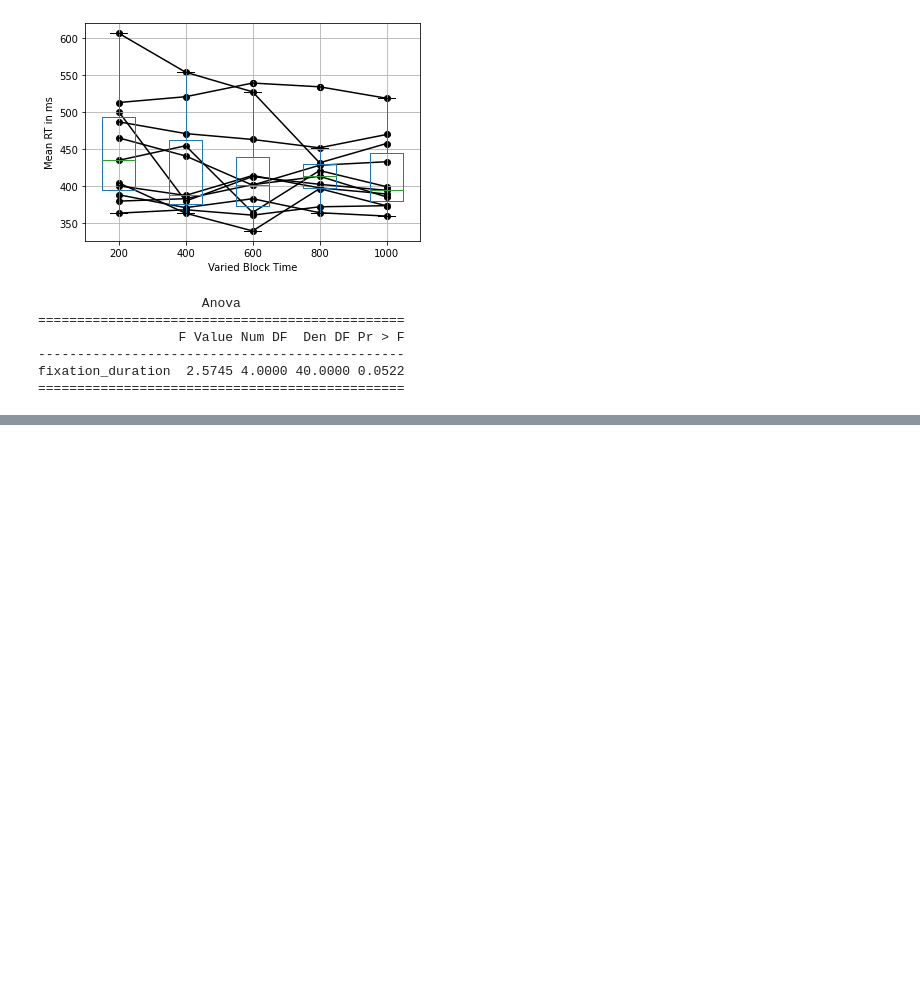
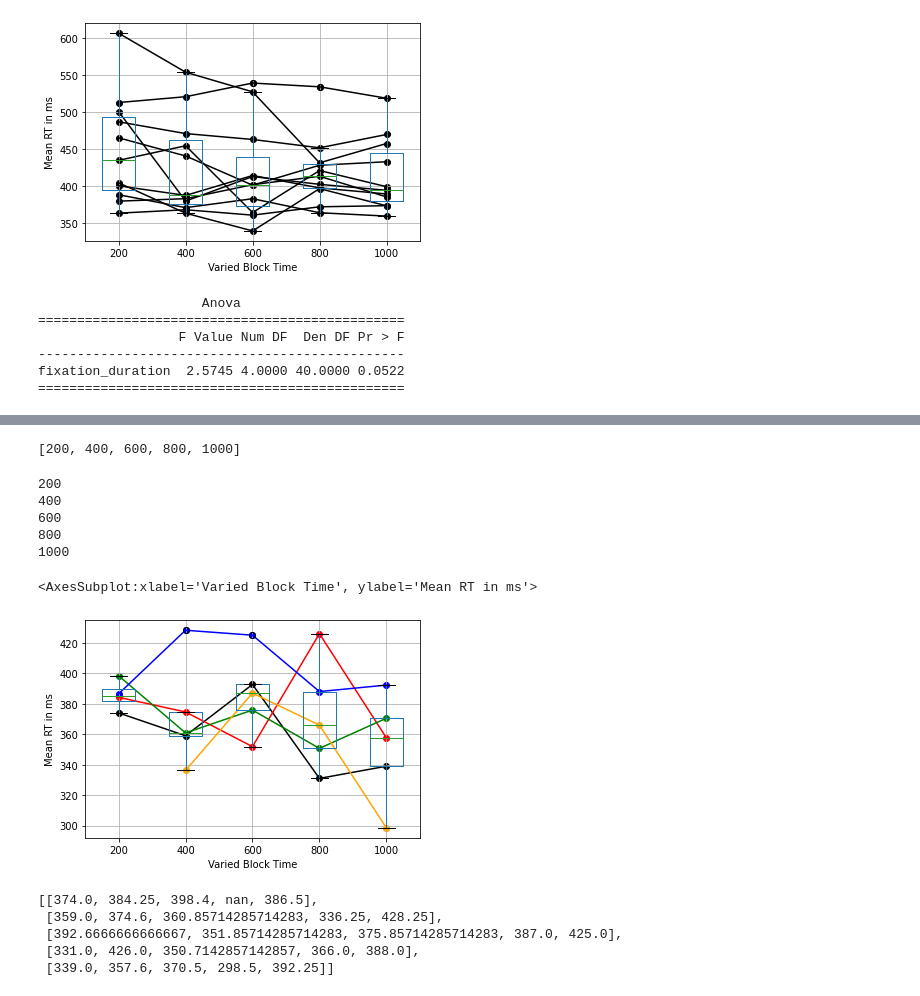
Before and after one commit to bhdibble1/SwanLab_Figures_FP, a Jupyter notebook: p1data swan lab.ipynb, the cells around one changed output, grey strips where cells are left out. Saved outputs shown, nothing was run; the diff lists cells and outputs as text; code cells hidden in the pictures; blank space fills up the shorter version.

Commit message:
Final SEP effect graph

```diff
--- a/p1data swan lab.ipynb
+++ b/p1data swan lab.ipynb
@@ -290,0 +272,62 @@ FP_df.boxplot(positions=range(len(FP_df.columns)))
+# %%
+fps
+# %% [output]
+[200, 400, 600, 800, 1000]
+# %%
+for i in fps:
+    print(i)
+# %% [output]
+200
+400
+600
+800
+1000
+# %%
+#SEP graph
+#Note VERY small sample size and no trials for n-1 of 800 in n fp = 200mn
+bpmns = []
+fps = [200,400,600,800,1000]
+fig, ax=plt.subplots()
+ax.set_xlabel("Varied Block Time")
+ax.set_ylabel("Mean RT in ms")
+for i in fps:
+    if i == 200:
+        c= 'black'
+    if i == 400:
+        c = 'red'
+    if i == 600:
+        c = 'green'
+    if i == 800:
+        c='orange'
+    if i == 1000:
+        c = 'blue'
+    dfmns = []
+    two = sdf[(sdf['og_fp'] == 200) & (sdf['sep_fp'] == i)]
+    dfmns.append(two.og_rt.mean())
+    four = sdf[(sdf['og_fp'] == 400) & (sdf['sep_fp'] == i)]
+    dfmns.append(four.og_rt.mean())
+    six = sdf[(sdf['og_fp'] == 600) & (sdf['sep_fp'] == i)]
+    dfmns.append(six.og_rt.mean())
+    eight = sdf[(sdf['og_fp'] == 800) & (sdf['sep_fp'] == i)]
+    dfmns.append(eight.og_rt.mean())
+    ten = sdf[(sdf['og_fp'] == 1000) & (sdf['sep_fp'] == i)]
+    dfmns.append(ten.og_rt.mean())
+    bpmns.append(dfmns)
+    lst = [two.og_rt.mean(), four.og_rt.mean(), six.og_rt.mean(), eight.og_rt.mean(), ten.og_rt.mean()]
+    lts = ['200', '400', '600', '800', '1000']
+    ax.scatter(lts, lst, color=c)
+    ax.plot(lts,lst, color=c)
+    # [fbmn, ffmn, vmn]
+FP_df = pd.DataFrame(np.array(bpmns), columns=['200', '400', '600', '800', '1000'])
+FP_df.boxplot(positions=range(len(FP_df.columns)))
+# %% [output]
+<AxesSubplot:xlabel='Varied Block Time', ylabel='Mean RT in ms'>
+[figure, added]
+# %%
+bpmns
+# %% [output]
+[[374.0, 384.25, 398.4, nan, 386.5],
+ [359.0, 374.6, 360.85714285714283, 336.25, 428.25],
+ [392.6666666666667, 351.85714285714283, 375.85714285714283, 387.0, 425.0],
+ [331.0, 426.0, 350.7142857142857, 366.0, 388.0],
+ [339.0, 357.6, 370.5, 298.5, 392.25]]
```
Also changed, not shown: parts of 5 cells of this notebook.
